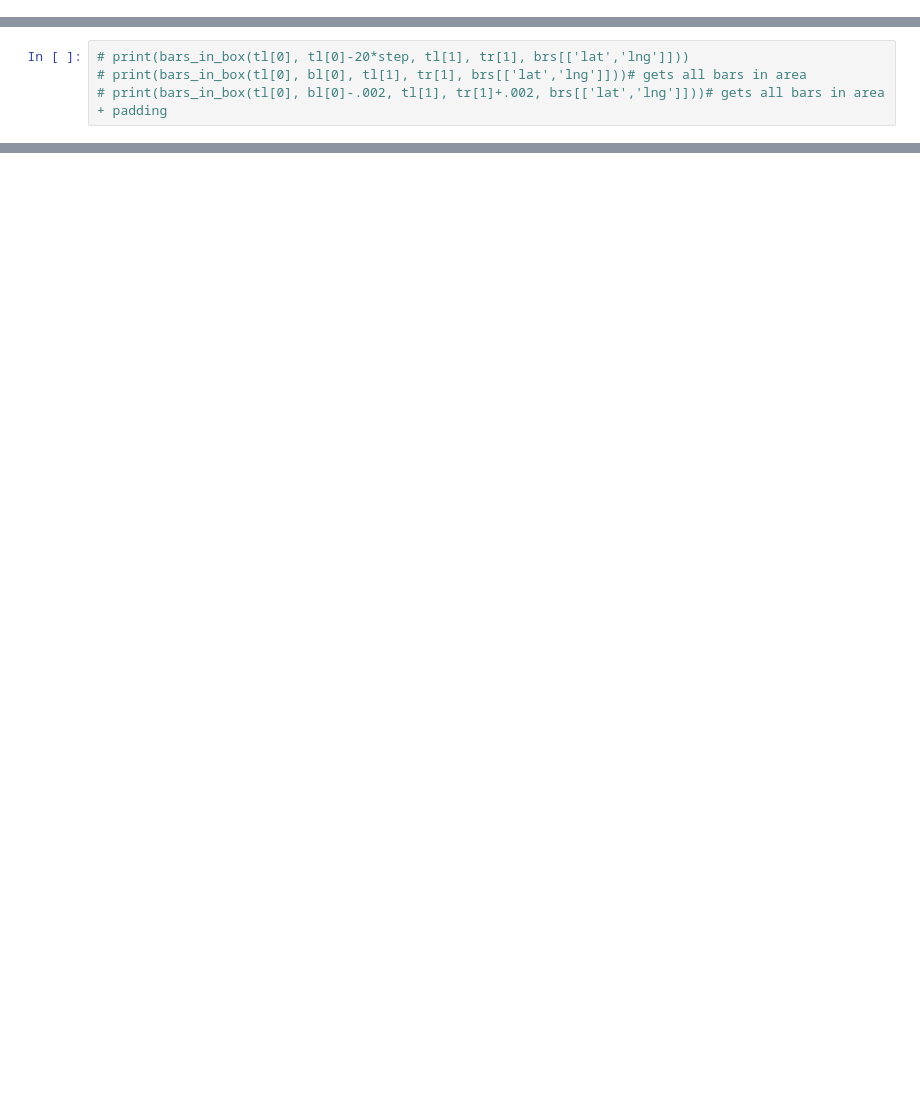
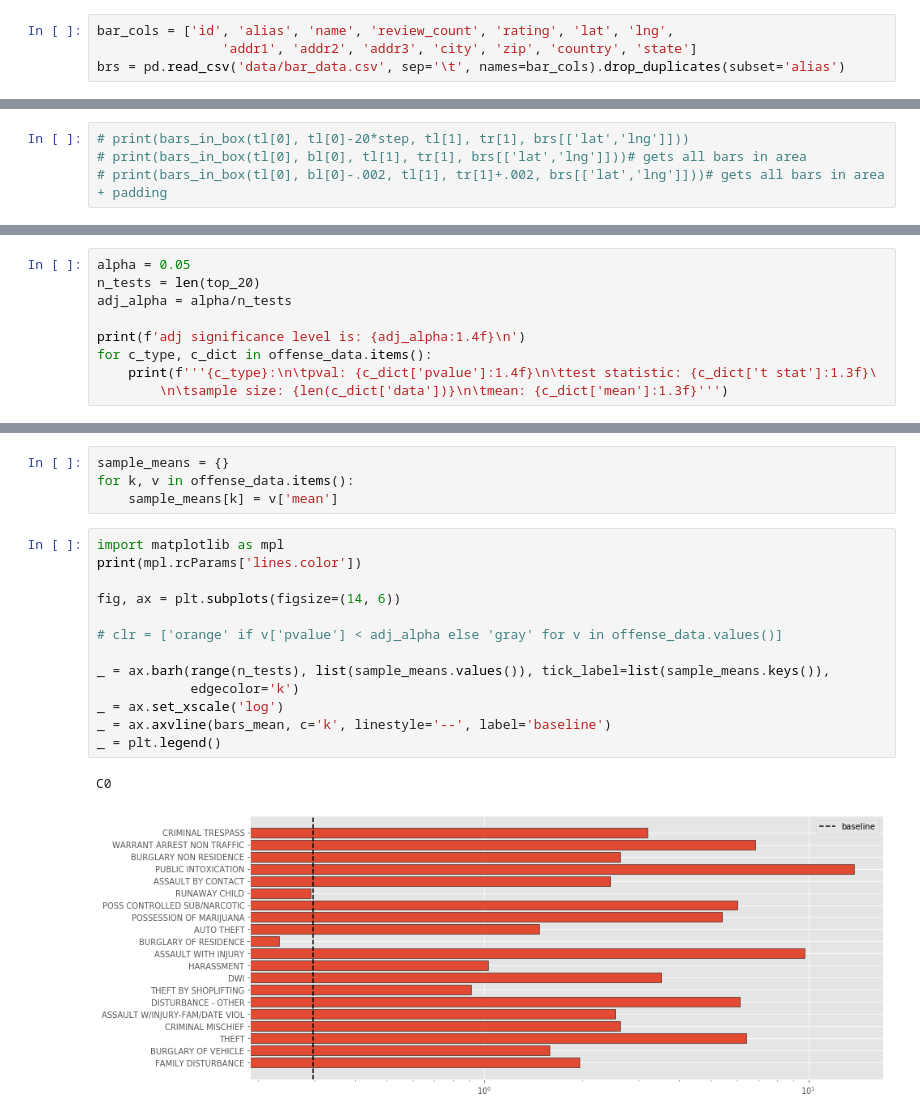
Before and after one commit to AustinPenner/Crime-ATX, a Jupyter notebook: data_exploration.ipynb, the cells around one changed output, grey strips where cells are left out. Cells and saved outputs as stored; diff of their text form; blank space fills up the shorter version.

```diff
--- a/data_exploration.ipynb
+++ b/data_exploration.ipynb
@@ -9,4 +9,8 @@ from folium.plugins import MarkerCluster, HeatMap
 
 plt.style.use('ggplot')
 %matplotlib inline
+# %%
+bar_cols = ['id', 'alias', 'name', 'review_count', 'rating', 'lat', 'lng',
+                'addr1', 'addr2', 'addr3', 'city', 'zip', 'country', 'state']
+brs = pd.read_csv('data/bar_data.csv', sep='\t', names=bar_cols).drop_duplicates(subset='alias')
 # %%
@@ -176,0 +197,9 @@ IDENTITY THEFT: p value = 0.0000. This is less than 0.0083 so we reject the null
+# %%
+alpha = 0.05
+n_tests = len(top_20)
+adj_alpha = alpha/n_tests
+
+print(f'adj significance level is: {adj_alpha:1.4f}\n')
+for c_type, c_dict in offense_data.items():
+    print(f'''{c_type}:\n\tpval: {c_dict['pvalue']:1.4f}\n\ttest statistic: {c_dict['t stat']:1.3f}\
+        \n\tsample size: {len(c_dict['data'])}\n\tmean: {c_dict['mean']:1.3f}''')
@@ -176,0 +224,20 @@ IDENTITY THEFT: p value = 0.0000. This is less than 0.0083 so we reject the null
+# %%
+sample_means = {}
+for k, v in offense_data.items():
+    sample_means[k] = v['mean']
+# %%
+import matplotlib as mpl
+print(mpl.rcParams['lines.color'])
+
+fig, ax = plt.subplots(figsize=(14, 6))
+
+# clr = ['orange' if v['pvalue'] < adj_alpha else 'gray' for v in offense_data.values()]
+
+_ = ax.barh(range(n_tests), list(sample_means.values()), tick_label=list(sample_means.keys()),
+            edgecolor='k')
+_ = ax.set_xscale('log')
+_ = ax.axvline(bars_mean, c='k', linestyle='--', label='baseline')
+_ = plt.legend()
+# %% [output]
+C0
+[figure, added]
```
Also changed, not shown: parts of 14 cells of this notebook.
